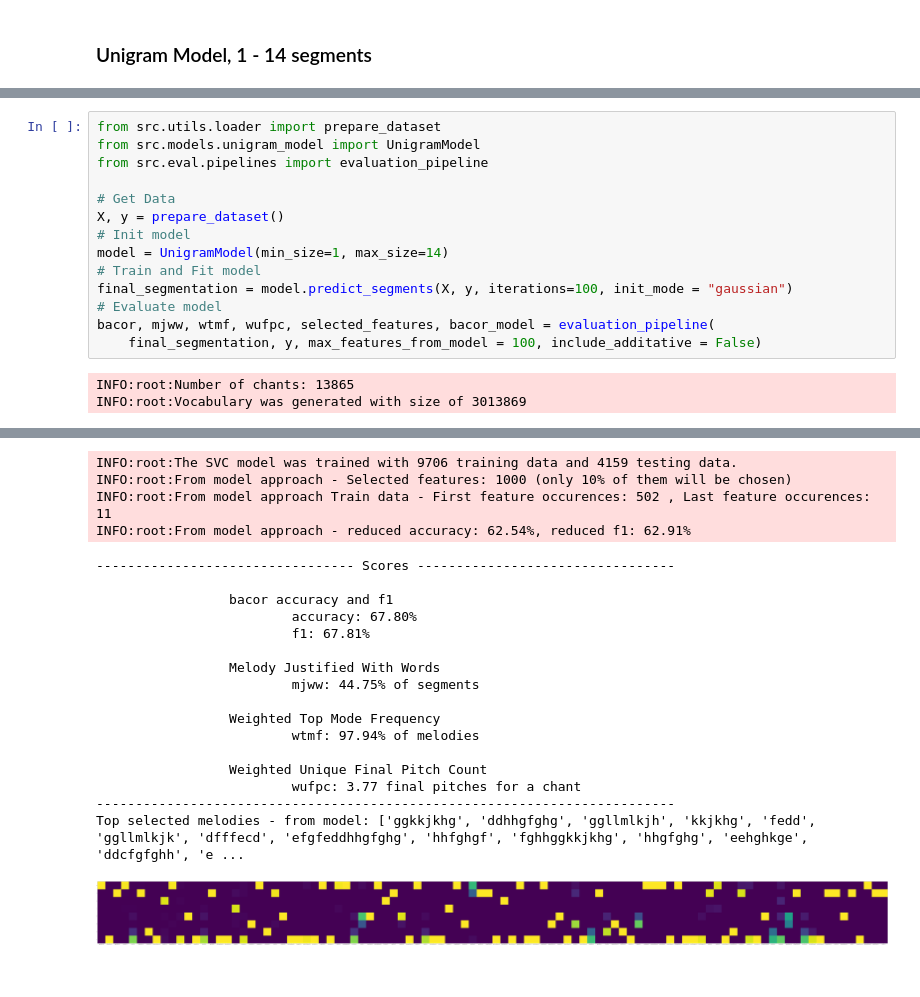
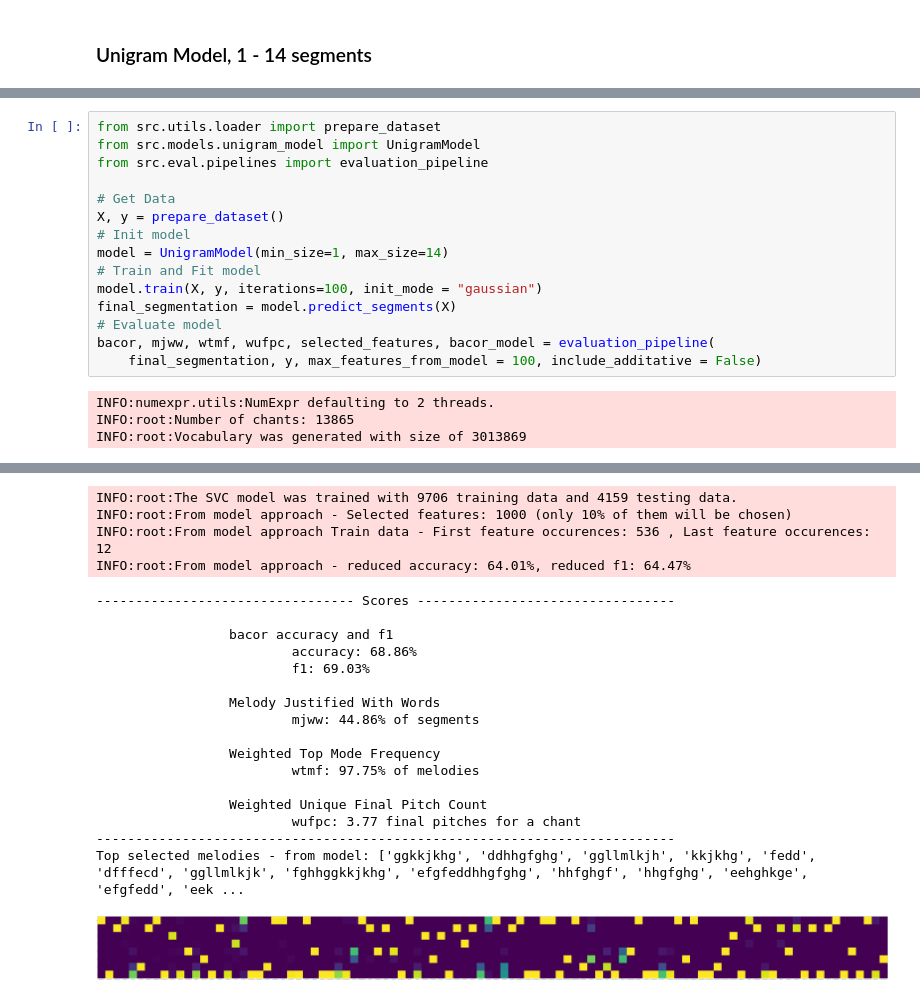
Before and after one commit to lanzv/Master-Thesis, a Jupyter notebook: models/experiments/unigram_model.ipynb, the cells around one changed output, grey strips where cells are left out. Cells and saved outputs as stored; diff of their text form.

```diff
--- a/models/experiments/unigram_model.ipynb
+++ b/models/experiments/unigram_model.ipynb
@@ -458,11 +467,13 @@ X, y = prepare_dataset()
 # Init model
 model = UnigramModel(min_size=1, max_size=14)
 # Train and Fit model
-final_segmentation = model.predict_segments(X, y, iterations=100, init_mode = "gaussian")
+model.train(X, y, iterations=100, init_mode = "gaussian")
+final_segmentation = model.predict_segments(X)
 # Evaluate model
 bacor, mjww, wtmf, wufpc, selected_features, bacor_model = evaluation_pipeline(
     final_segmentation, y, max_features_from_model = 100, include_additative = False)
 # %% [output]
+INFO:numexpr.utils:NumExpr defaulting to 2 threads.
 INFO:root:Number of chants: 13865
 INFO:root:Vocabulary was generated with size of 3013869
 0. Iteration     accuracy: 84.52%, f1: 84.30%, mjww: 30.92%, wtmf: 64.31%, wufpc: 6.19 pitches, vocabulary size: 43834, avg segment len: 4.37            ['g', 'h', 'f', 'hg', 'k', 'd', 'e', 'gg', 'gh' ...
@@ -475,38 +486,38 @@ INFO:root:Vocabulary was generated with size of 3013869
 7. Iteration     accuracy: 66.72%, f1: 66.94%, mjww: 44.47%, wtmf: 97.89%, wufpc: 3.77 pitches, vocabulary size: 50385, avg segment len: 12.62           ['ggkkjkhg', 'ddhhgfghg', 'ghgf', 'gg', 'kkjkhg ...
 8. Iteration     accuracy: 67.42%, f1: 67.35%, mjww: 44.47%, wtmf: 97.87%, wufpc: 3.77 pitches, vocabulary size: 50372, avg segment len: 12.62           ['ggkkjkhg', 'ddhhgfghg', 'ghgf', 'gg', 'kkjkhg ...
 9. Iteration     accuracy: 67.23%, f1: 67.40%, mjww: 44.78%, wtmf: 97.87%, wufpc: 3.76 pitches, vocabulary size: 50358, avg segment len: 12.62           ['ggkkjkhg', 'ghgf', 'ddhhgfghg', 'gg', 'kkjkhg ...
 10. Iteration    accuracy: 67.80%, f1: 67.77%, mjww: 44.62%, wtmf: 97.89%, wufpc: 3.77 pitches, vocabulary size: 50342, avg segment len: 12.62           ['ggkkjkhg', 'ghgf', 'ddhhgfghg', 'kkjkhg', 'gg ...
 11. Iteration    accuracy: 67.90%, f1: 68.13%, mjww: 44.72%, wtmf: 97.85%, wufpc: 3.77 pitches, vocabulary size: 50286, avg segment len: 12.62           ['ggkkjkhg', 'ddhhgfghg', 'ghgf', 'kkjkhg', 'gg ...
 ... (85 lines left out)
 97. Iteration    accuracy: 68.26%, f1: 68.32%, mjww: 44.70%, wtmf: 97.92%, wufpc: 3.76 pitches, vocabulary size: 50195, avg segment len: 12.62           ['ggkkjkhg', 'ddhhgfghg', 'ghgf', 'kkjkhg', 'gg ...
 98. Iteration    accuracy: 67.90%, f1: 68.13%, mjww: 44.73%, wtmf: 97.96%, wufpc: 3.77 pitches, vocabulary size: 50190, avg segment len: 12.62           ['ggkkjkhg', 'ghgf', 'ddhhgfghg', 'gg', 'ggllml ...
 99. Iteration    accuracy: 68.05%, f1: 68.07%, mjww: 44.72%, wtmf: 97.93%, wufpc: 3.76 pitches, vocabulary size: 50171, avg segment len: 12.62           ['ggkkjkhg', 'ghgf', 'ddhhgfghg', 'gg', 'kkjkhg ...
 100. Iteration   accuracy: 68.00%, f1: 68.05%, mjww: 44.75%, wtmf: 97.94%, wufpc: 3.77 pitches, vocabulary size: 50103, avg segment len: 12.62           ['ggkkjkhg', 'ddhhgfghg', 'ghgf', 'gg', 'kkjkhg ...
 [figure]
 [figure]
 [figure]
 [figure]
 [figure]
 [figure]
 [figure]
 INFO:root:The SVC model was trained with 9706 training data and 4159 testing data.
 INFO:root:From model approach - Selected features: 1000 (only 10% of them will be chosen)
-INFO:root:From model approach Train data - First feature occurences: 502 , Last feature occurences: 11
-INFO:root:From model approach - reduced accuracy: 62.54%, reduced f1: 62.91%
+INFO:root:From model approach Train data - First feature occurences: 536 , Last feature occurences: 12
+INFO:root:From model approach - reduced accuracy: 64.01%, reduced f1: 64.47%
 --------------------------------- Scores ---------------------------------
 
                  bacor accuracy and f1
-                         accuracy: 67.80%
-                         f1: 67.81%
+                         accuracy: 68.86%
+                         f1: 69.03%
 
                  Melody Justified With Words
-                         mjww: 44.75% of segments
+                         mjww: 44.86% of segments
 
                  Weighted Top Mode Frequency
-                         wtmf: 97.94% of melodies
+                         wtmf: 97.75% of melodies
 
                  Weighted Unique Final Pitch Count
                          wufpc: 3.77 final pitches for a chant
 --------------------------------------------------------------------------
-Top selected melodies - from model: ['ggkkjkhg', 'ddhhgfghg', 'ggllmlkjh', 'kkjkhg', 'fedd', 'ggllmlkjk', 'dfffecd', 'efgfeddhhgfghg', 'hhfghgf', 'fghhggkkjkhg', 'hhgfghg', 'eehghkge', 'ddcfgfghh', 'e ...
+Top selected melodies - from model: ['ggkkjkhg', 'ddhhgfghg', 'ggllmlkjh', 'kkjkhg', 'fedd', 'dfffecd', 'ggllmlkjk', 'fghhggkkjkhg', 'efgfeddhhgfghg', 'hhfghgf', 'hhgfghg', 'eehghkge', 'efgfedd', 'eek ...
-[figure, old version]
+[figure, new version]
```
Also changed, not shown: parts of 11 cells of this notebook.
